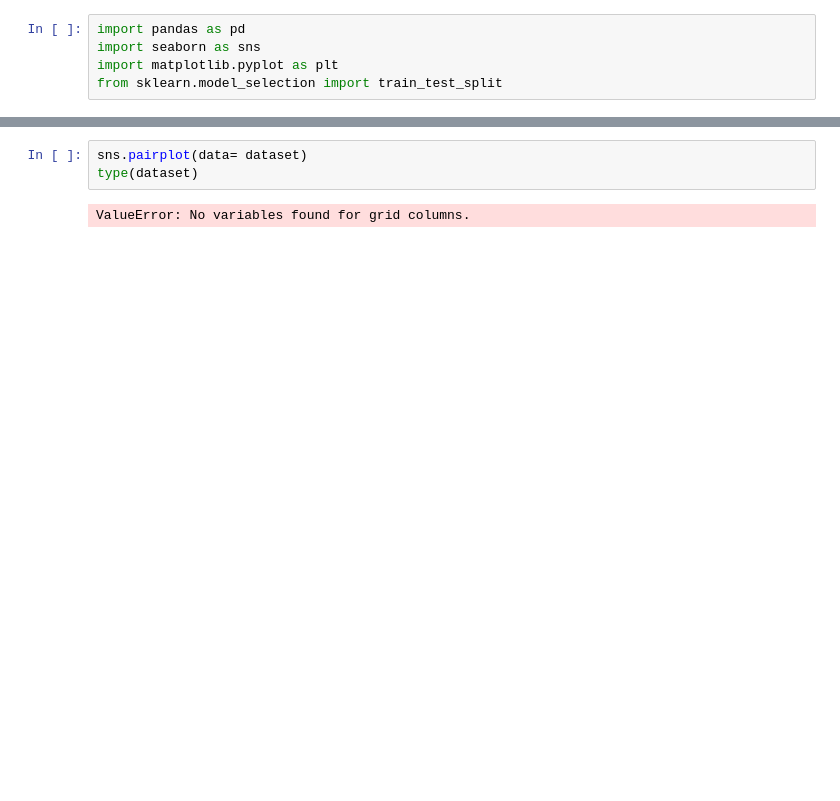
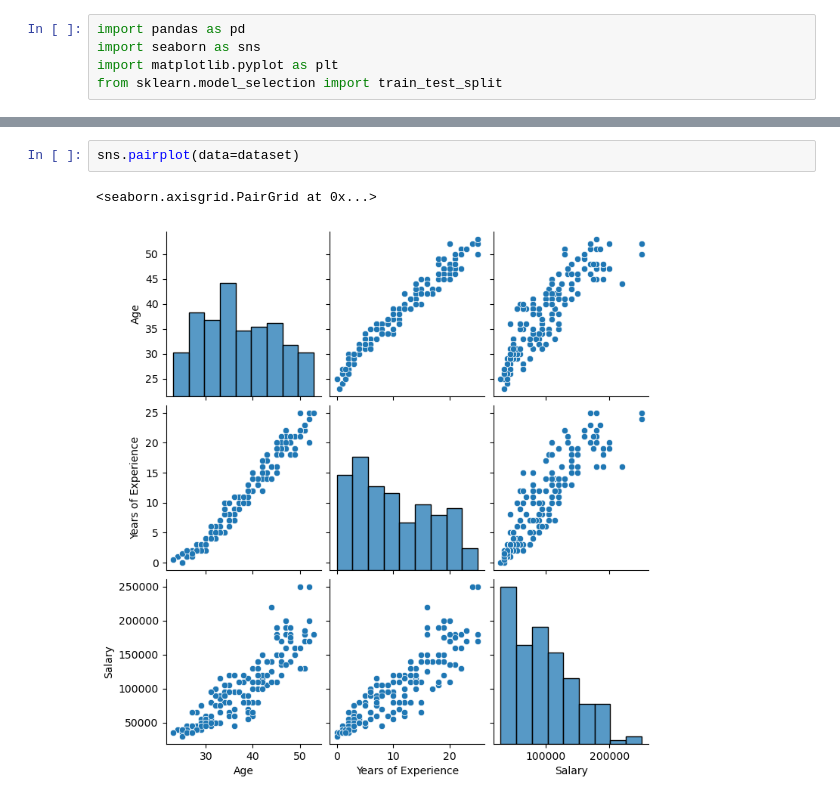
Before and after one commit to Akhilesh1501/Data-Science-Anaconda, a Jupyter notebook: Regression analysis/multiple-linear-regression-analysis.ipynb, the cells around one changed output, grey strips where cells are left out. Cells and saved outputs as stored; diff of their text form; blank space fills up the shorter version.

```diff
--- a/Regression analysis/multiple-linear-regression-analysis.ipynb
+++ b/Regression analysis/multiple-linear-regression-analysis.ipynb
@@ -81,5 +60,5 @@ memory usage: 157.3+ KB
 # %%
-sns.pairplot(data= dataset)
-type(dataset)
+sns.pairplot(data=dataset)
 # %% [output]
-ValueError: No variables found for grid columns.
+<seaborn.axisgrid.PairGrid at 0x...>
+[figure, added]
```
Also changed, not shown: parts of 5 cells of this notebook, 1 other file.
